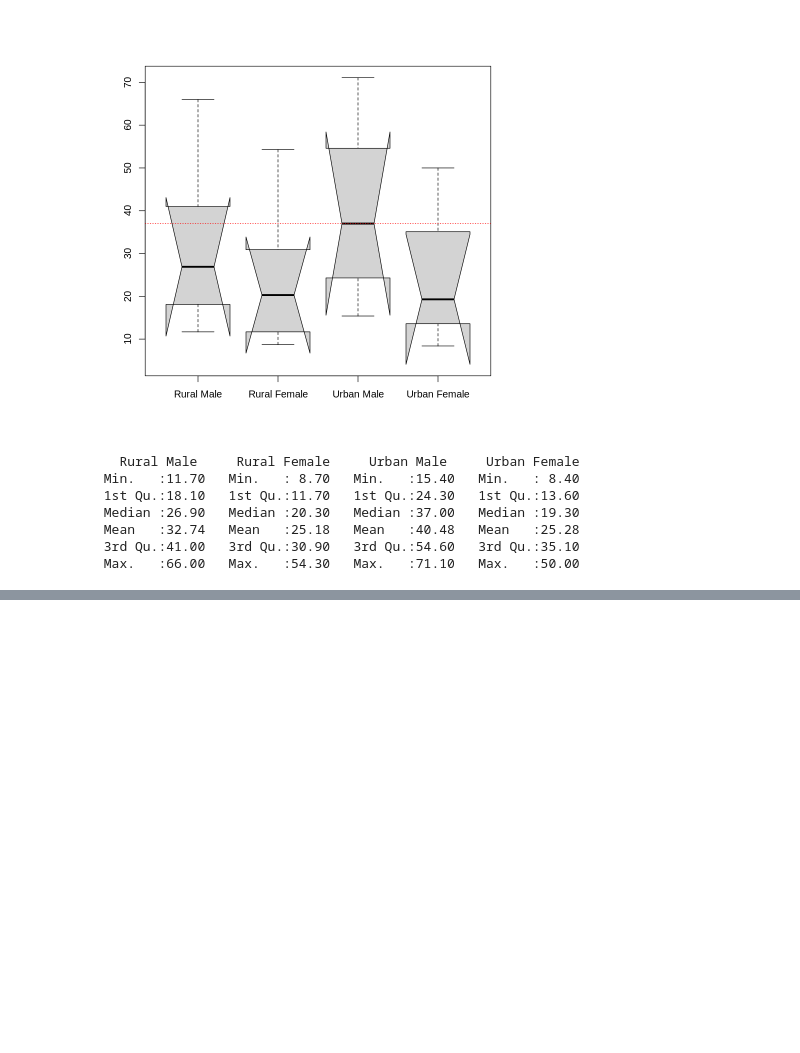
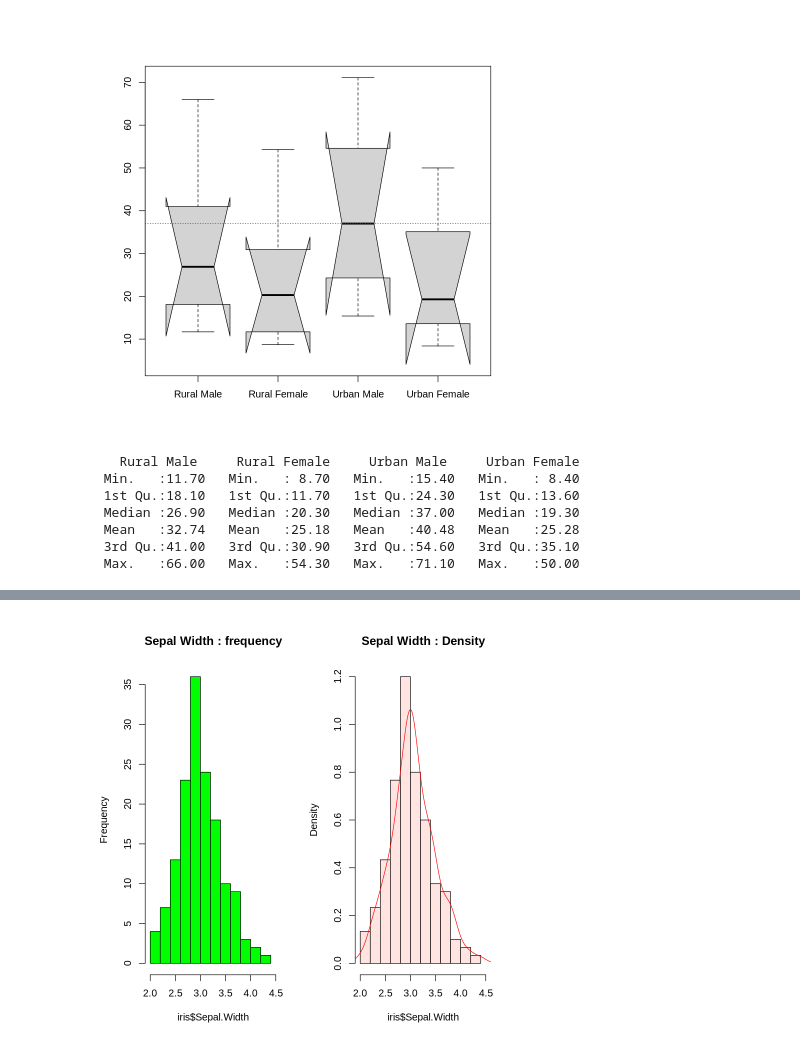
Before and after one commit to gyujin0450/RPRG_PartII, a Jupyter notebook: p148_연속변수시각화.ipynb, the cells around one changed output, grey strips where cells are left out. Saved outputs shown, nothing was run; the diff lists cells and outputs as text; code cells hidden in the pictures; blank space fills up the shorter version.

```diff
--- a/p148_연속변수시각화.ipynb
+++ b/p148_연속변수시각화.ipynb
@@ -39,0 +88,13 @@ summary(VADeaths)
+# %%
+## 히스토그램에서 빈도와 밀도 표현하기
+par(mfrow = c(1,2))
+# 빈도수에 의한 히스토그램 : [freq = T]
+hist(iris$Sepal.Width, xlab = "iris$Sepal.Width", col = "green",
+     main = "Sepal Width : frequency", xlim = c(2.0,4.5))
+# 확률 밀도에 의한 히스토그램 : freq = F
+hist(iris$Sepal.Width, xlab = "iris$Sepal.Width", col = "mistyrose", freq = F,
+     main = "Sepal Width : Density", xlim = c(2.0,4.5))
+# 밀도를 기준으로 line 추가
+lines(density(iris$Sepal.Width), col = "red")
+# %% [output]
+[figure, added]
```
Also changed, not shown: parts of 29 cells of this notebook.
